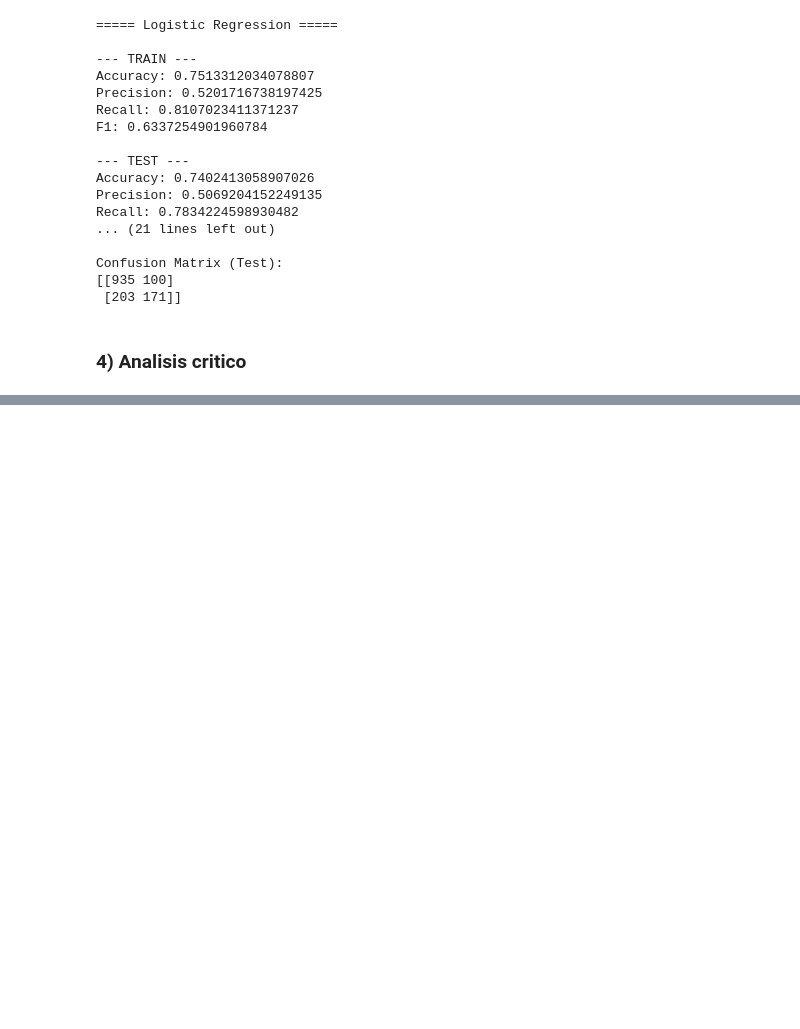
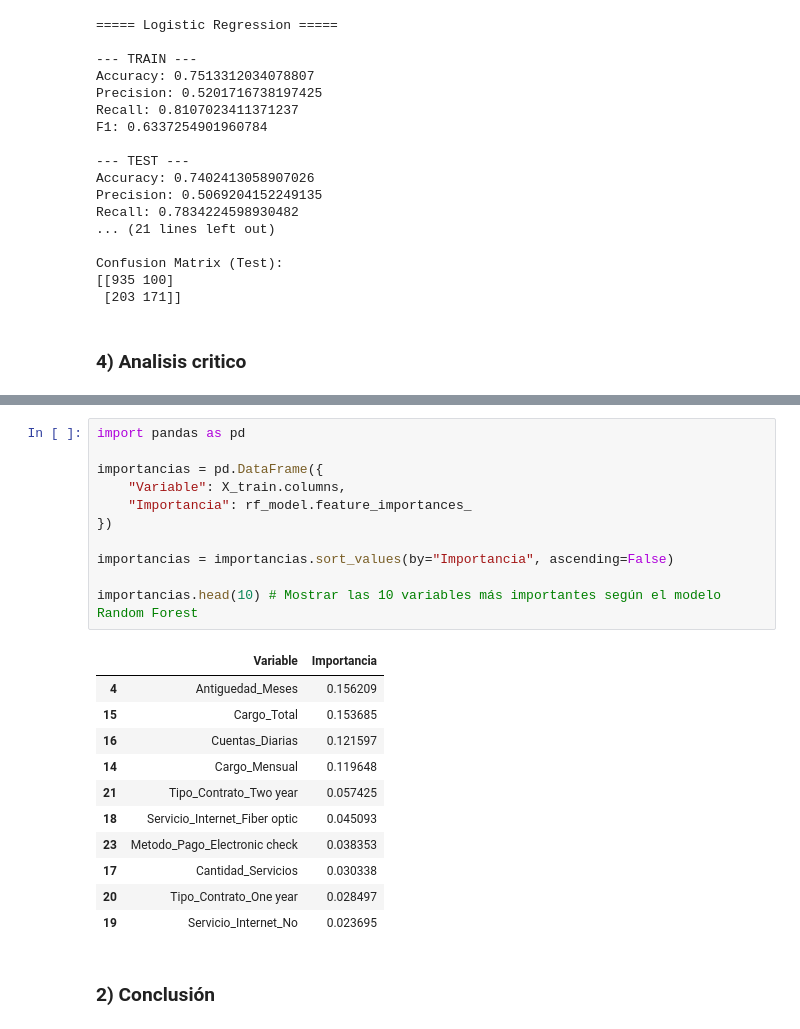
Before and after one commit to JuanCosco/TelecomX2JCT, a Jupyter notebook: DataScience.ipynb, the cells around one changed output, grey strips where cells are left out. Cells and saved outputs as stored; diff of their text form; blank space fills up the shorter version.

```diff
--- a/DataScience.ipynb
+++ b/DataScience.ipynb
@@ -575,0 +609,25 @@ Esta diferencia indica que el modelo se ajustó en exceso a los patrones especí
+# %%
+import pandas as pd
+
+importancias = pd.DataFrame({
+    "Variable": X_train.columns,
+    "Importancia": rf_model.feature_importances_
+})
+
+importancias = importancias.sort_values(by="Importancia", ascending=False)
+
+importancias.head(10) # Mostrar las 10 variables más importantes según el modelo Random Forest
+# %% [output]
+|  | Variable | Importancia |
+| 4 | Antiguedad_Meses | 0.156209 |
+| 15 | Cargo_Total | 0.153685 |
+| 16 | Cuentas_Diarias | 0.121597 |
+| 14 | Cargo_Mensual | 0.119648 |
+| 21 | Tipo_Contrato_Two year | 0.057425 |
+| 18 | Servicio_Internet_Fiber optic | 0.045093 |
+| 23 | Metodo_Pago_Electronic check | 0.038353 |
+| 17 | Cantidad_Servicios | 0.030338 |
+| 20 | Tipo_Contrato_One year | 0.028497 |
+| 19 | Servicio_Internet_No | 0.023695 |
+# %% [markdown]
+### 2) Conclusión
```
Also changed, not shown: parts of 5 cells of this notebook.
